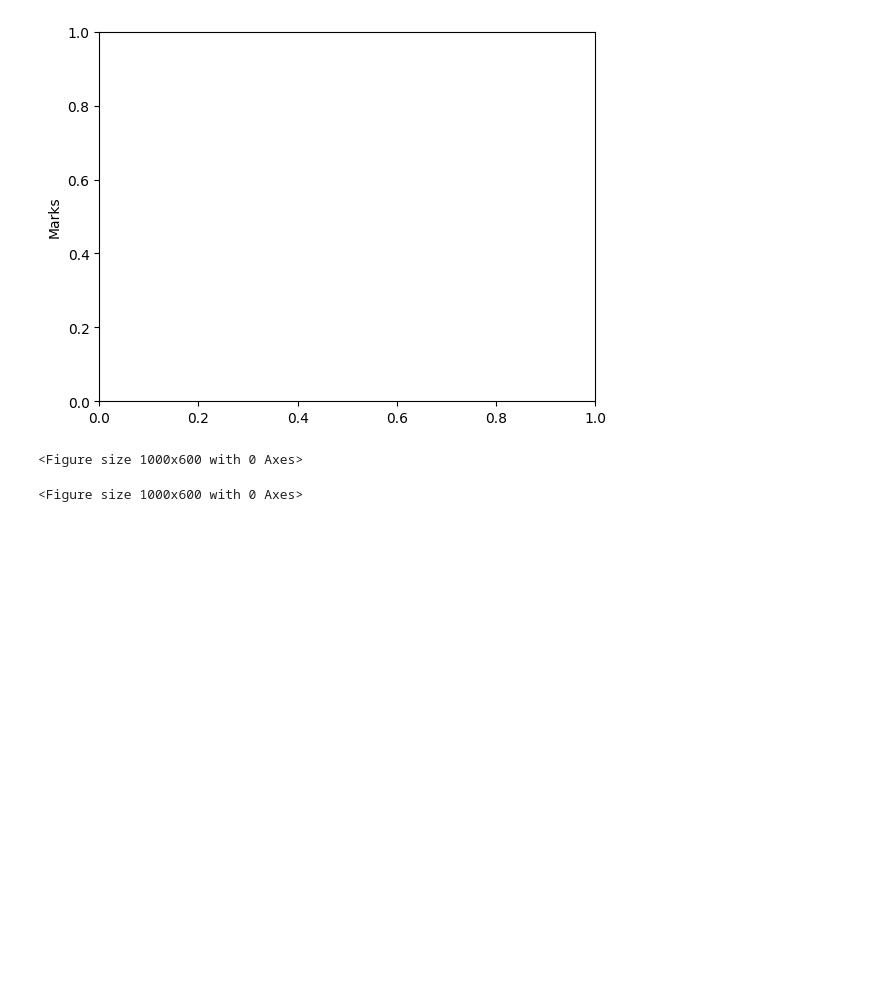
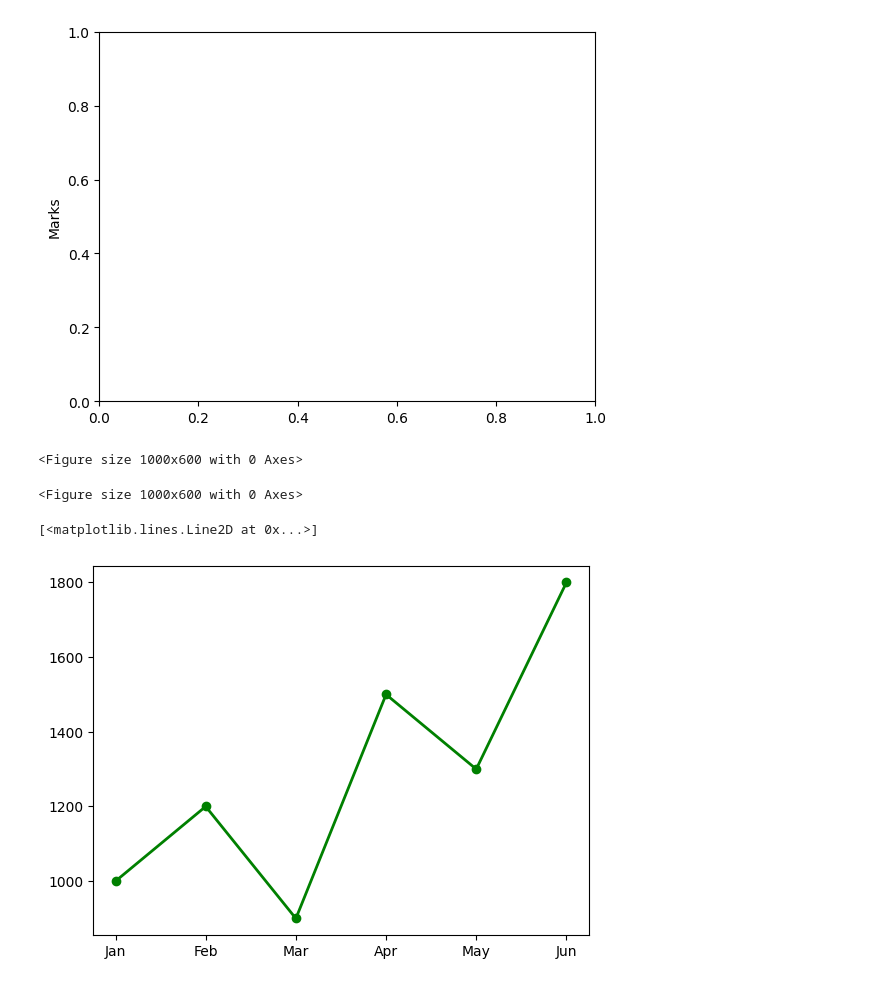
Before and after one commit to Rahmatul-Rovi/Machine-Learning-Practice, a Jupyter notebook: Chart_&_Graph.ipynb, the cells around one changed output. Cells and saved outputs as stored; diff of their text form; code cells hidden in the pictures; blank space fills up the shorter version.

```diff
--- a/Chart_&_Graph.ipynb
+++ b/Chart_&_Graph.ipynb
@@ -37,3 +37,8 @@ plt.figure(figsize=(10, 6))
 # %% [output]
 <Figure size 1000x600 with 0 Axes>
 <Figure size 1000x600 with 0 Axes>
+# %%
+plt.plot(months, sales, marker="o", color="green", linewidth=2)
+# %% [output]
+[<matplotlib.lines.Line2D at 0x...>]
+[figure, added]
```
Also changed, not shown: parts of 1 cell of this notebook.
